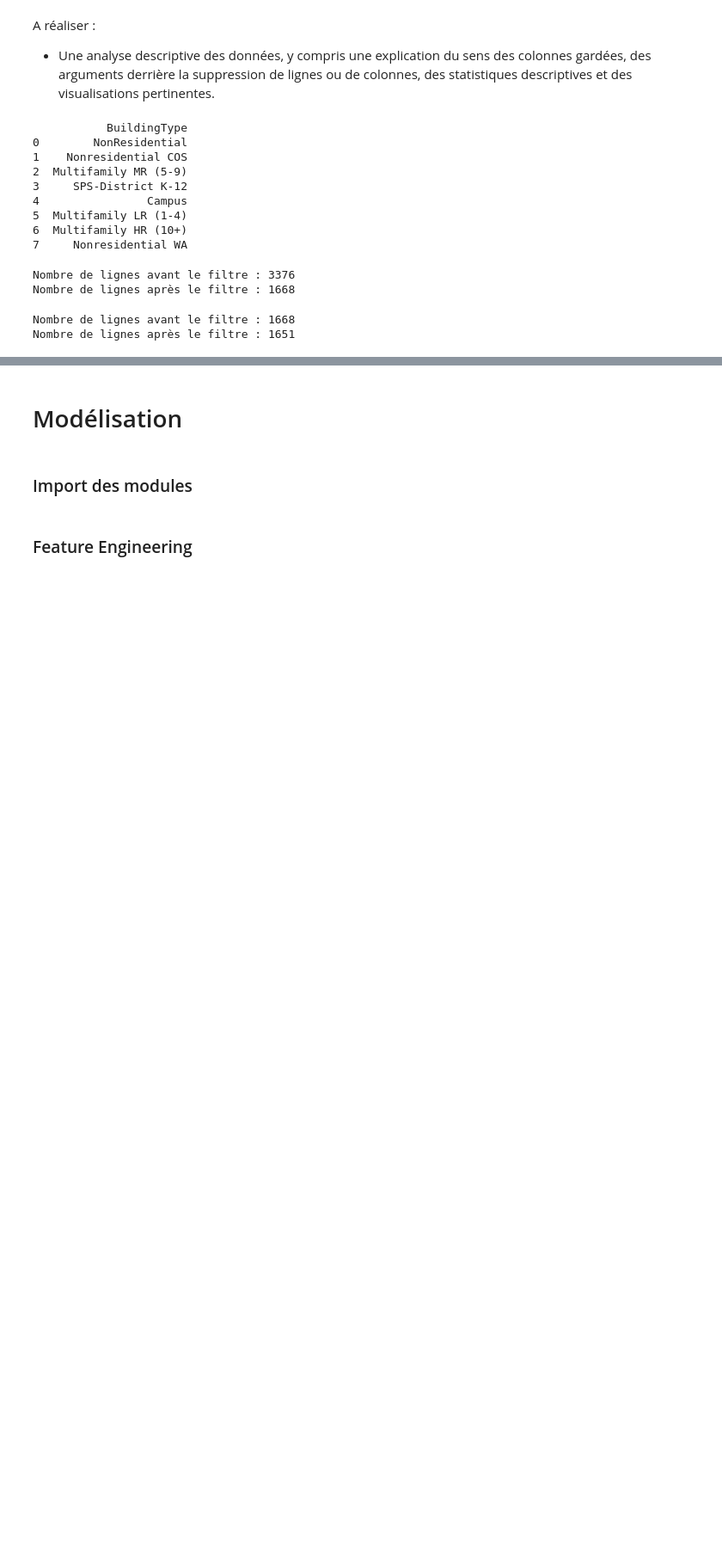
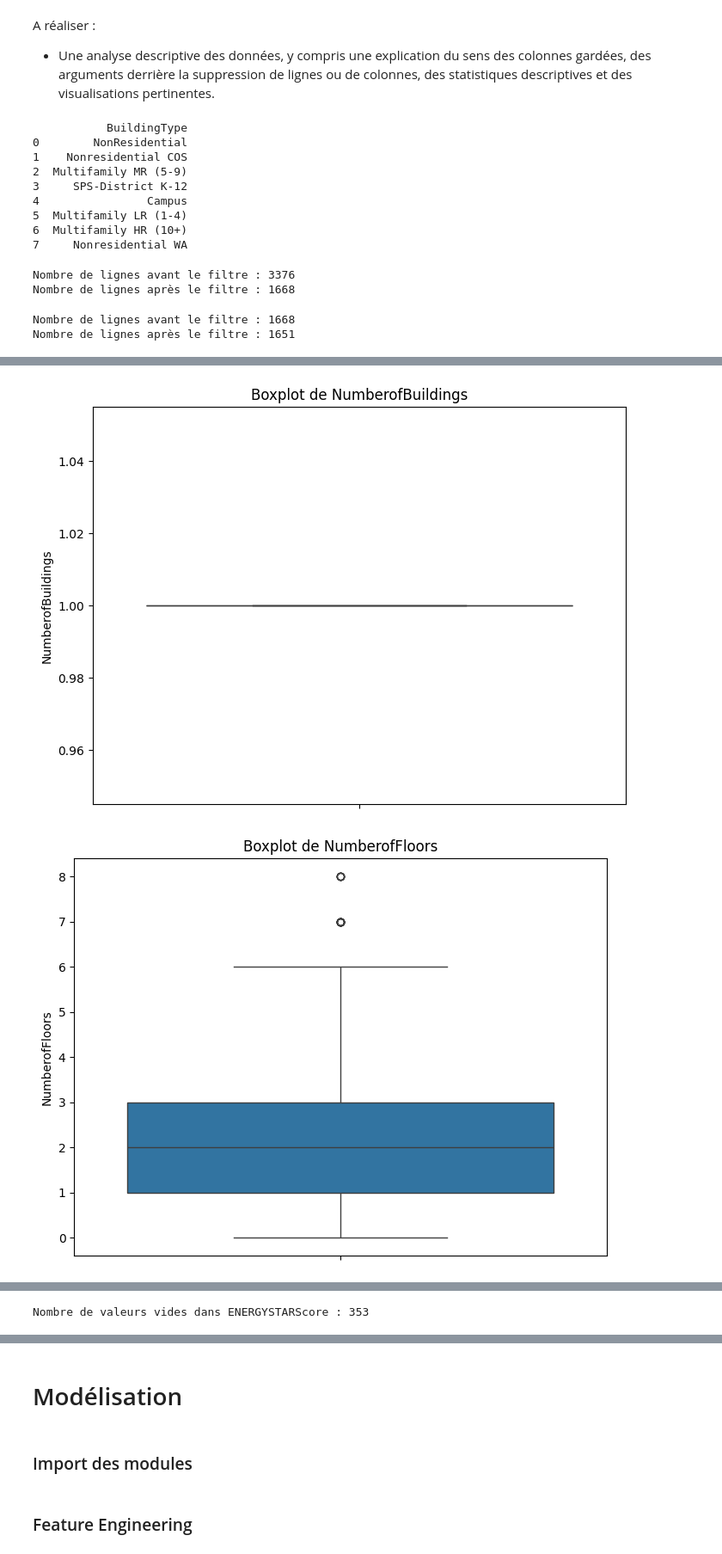
Before and after one commit to tgothie67-debug/6_Anticipez_les_besoins_en_consommation_de_batiments, a Jupyter notebook: template_modelistation_supervisee.ipynb, the cells around one changed output, grey strips where cells are left out. Shown at 86% size. Drawn from its saved outputs; the diff is of its cells as text; code cells hidden in the pictures; blank space fills up the shorter version.

```diff
--- a/template_modelistation_supervisee.ipynb
+++ b/template_modelistation_supervisee.ipynb
@@ -135,0 +291,38 @@ Nombre de lignes après le filtre : 0
+# %%
+# Afficher le nombre de lignes avant suppression des outliers
+nb_lignes_avant = len(building_consumption_cleaned)
+print(f"Nombre de lignes avant suppression des outliers :  {nb_lignes_avant}\n")
+
+# Fonction pour détecter et supprimer les outliers
+def compter_supprimer_outliers(df, colonnes):
+    outliers_counts = {}
+    df_clean = df.copy()
+
+    for colonne in colonnes:
+        if colonne in df_clean.select_dtypes(include=[np.number]).columns:
+            Q1 = df_clean[colonne].quantile(0.25)
+            Q3 = df_clean[colonne].quantile(0.75)
+            IQR = Q3 - Q1
+            lower_bound = Q1 - 1.5 * IQR
+            upper_bound = Q3 + 1.5 * IQR
+
+            # Compter les outliers
+            outliers = ((df_clean[colonne] < lower_bound) | (df_clean[colonne] > upper_bound))
+            outliers_counts[colonne] = outliers.sum()
+
+            # Supprimer les outliers
+            df_clean = df_clean[~outliers]
+
+    return outliers_counts, df_clean
+
+# Utilisation
+outliers_counts, building_consumption_sans_outliers = compter_supprimer_outliers(building_consumption_cleaned, colonnes)
+
+# Afficher le nombre d'outliers par colonne
+print("Nombre d'outliers par colonne :")
+for colonne, count in outliers_counts.items():
+    print(f"{colonne}: {count}")
+
+# Afficher le nombre de lignes après suppression
+nb_lignes_apres = len(building_consumption_sans_outliers)
+print(f"\nNombre de lignes après suppression des outliers : {nb_lignes_apres}")
@@ -135,0 +341,10 @@ Nombre de lignes après le filtre : 0
+# %%
+# Créer un boxplot pour chaque colonne
+for colonne in colonnes:
+    plt.figure(figsize=(8, 6))
+    sns.boxplot(data=building_consumption_sans_outliers, y=colonne)
+    plt.title(f"Boxplot de {colonne}")
+    plt.show()
+# %% [output]
+[figure, added]
+[figure, added]
@@ -135,0 +358,7 @@ Nombre de lignes après le filtre : 0
+# %%
+# Nombre de valeurs vides (NaN) dans la colonne ENERGYSTARScore
+nb_vide = building_consumption_sans_outliers['ENERGYSTARScore'].isna().sum()
+
+print("Nombre de valeurs vides dans ENERGYSTARScore :", nb_vide)
+# %% [output]
+Nombre de valeurs vides dans ENERGYSTARScore : 353
```
Also changed, not shown: parts of 22 cells of this notebook, 3 other files.
